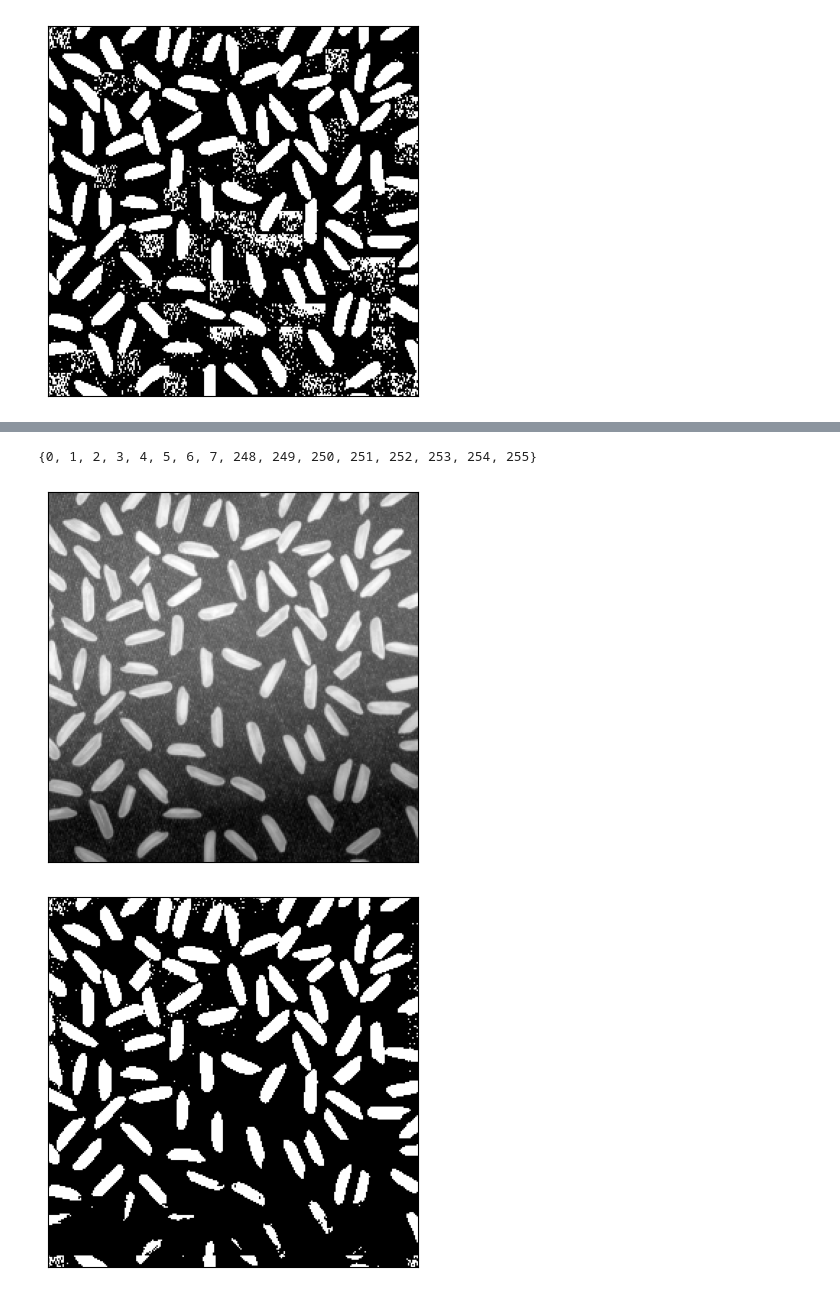
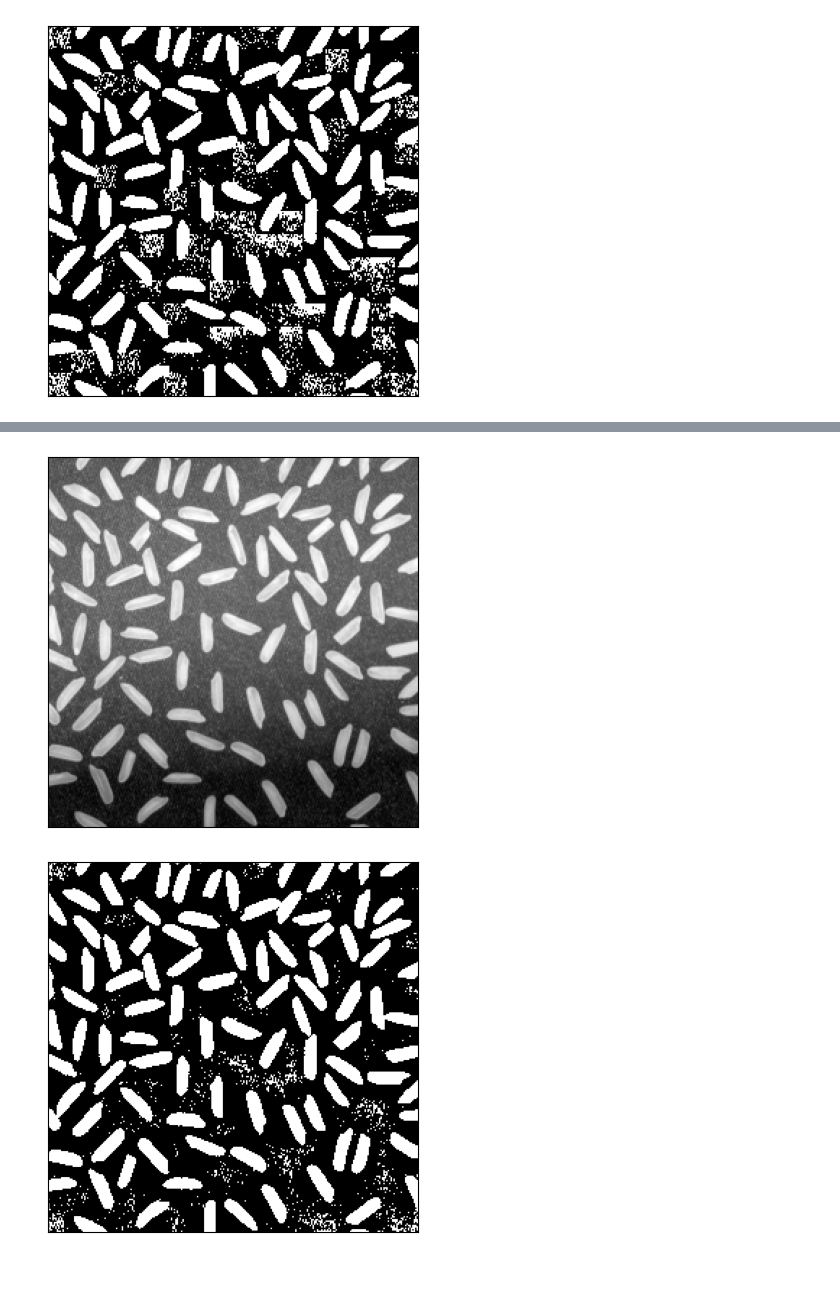
Before and after one commit to JBRS307/WDCPO, a Jupyter notebook: lab4_hw/hw.ipynb, the cells around one changed output, grey strips where cells are left out. Drawn from its saved outputs; the diff is of its cells as text; code cells hidden in the pictures.

```diff
--- a/lab4_hw/hw.ipynb
+++ b/lab4_hw/hw.ipynb
@@ -158,48 +158,47 @@ for i in range(X):
             y1 = y2 = W * (j // W) + SW
         elif i in edge_coordinates:
             x1 = x2 = W * (i // W) + SW
-            y1 = (j - SW) // W + SW
+            y1 = ((j - SW) // W) * W + SW
             y2 = y1 + W
         elif j in edge_coordinates:
-            x1 = (i - SW) // W + SW
+            x1 = ((i - SW) // W) * W + SW
             x2 = x1 + W
             y1 = y2 = W * (j // W) + SW
         else:
-            x1 = (i - SW) // W + SW
+            x1 = ((i - SW) // W) * W + SW
             x2 = x1 + W
-            y1 = (j - SW) // W + SW
+            y1 = ((j - SW) // W) * W + SW
             y2 = y1 + W
 
         t11 = window_means[x1 // W, y1 // W]
         t21 = window_means[x2 // W, y1 // W]
         t12 = window_means[x1 // W, y2 // W]
         t22 = window_means[x2 // W, y2 // W]
 
         dX1 = np.abs(i - x1)
         dX2 = np.abs(x2 - i)
         dY1 = np.abs(j - y1)
         dY2 = np.abs(y2 - j)
 
         if i in edge_coordinates and j in edge_coordinates:
             thresholds[i, j] = t11
         elif i in edge_coordinates:
             thresholds[i, j] = interpolate(t11, t12, dY2 / W, dY1 / W)
         elif j in edge_coordinates:
             thresholds[i, j] = interpolate(t11, t21, dX2 / W, dX1 / W)
         else:
             hor_inter1 = interpolate(t11, t21, dX2 / W, dX1 / W)
             hor_inter2 = interpolate(t12, t22, dX2 / W, dX1 / W)
 
             thresholds[i, j] = interpolate(hor_inter1, hor_inter2, dY2 / W, dY1 / W)
 
 
 
 for i in range(X):
     for j in range(Y):
         rice_res[i, j] = (0, 255)[1 if rice[i, j] > thresholds[i, j] else 0]
 show_image(rice)
 show_image(rice_res)
 # %% [output]
-{0, 1, 2, 3, 4, 5, 6, 7, 248, 249, 250, 251, 252, 253, 254, 255}
 [figure]
-[figure, old version]
+[figure, new version]
```
